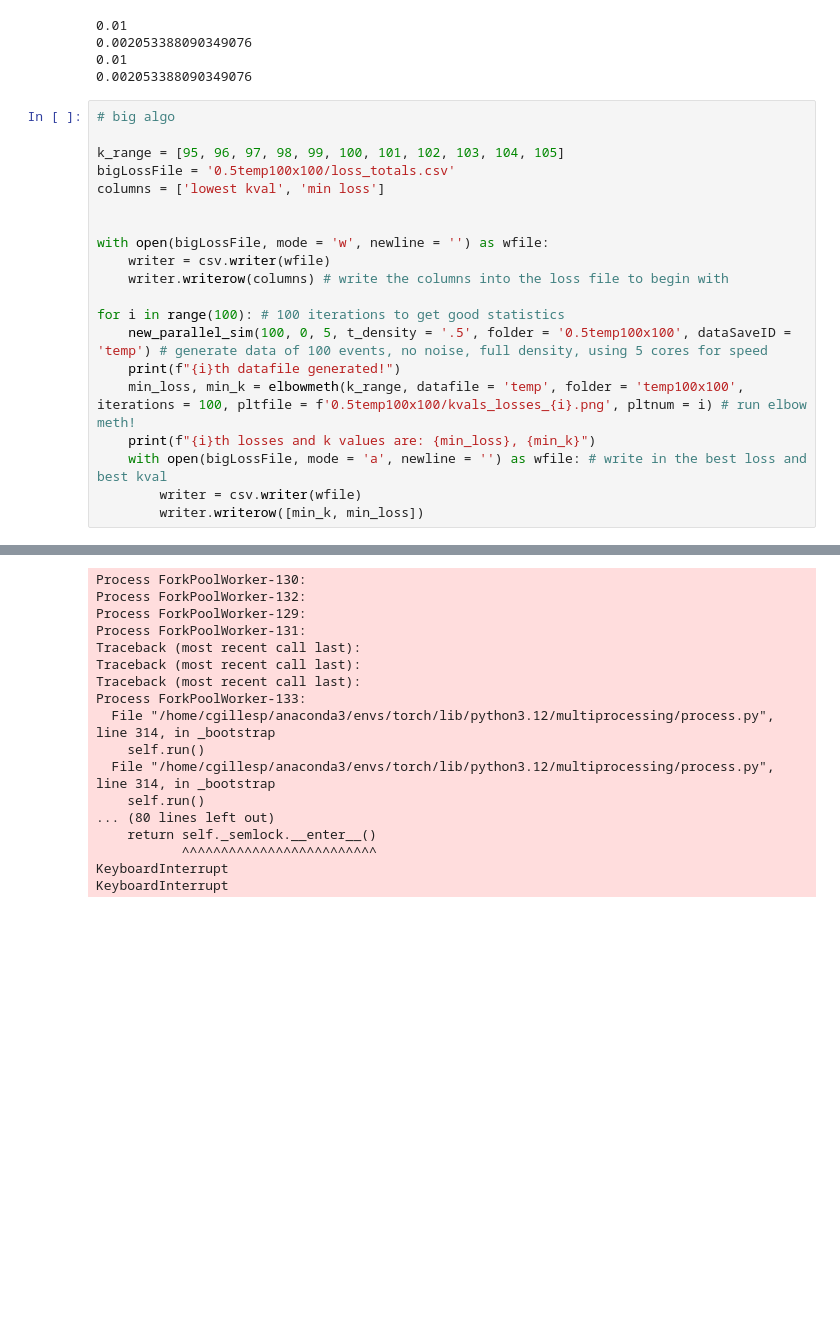
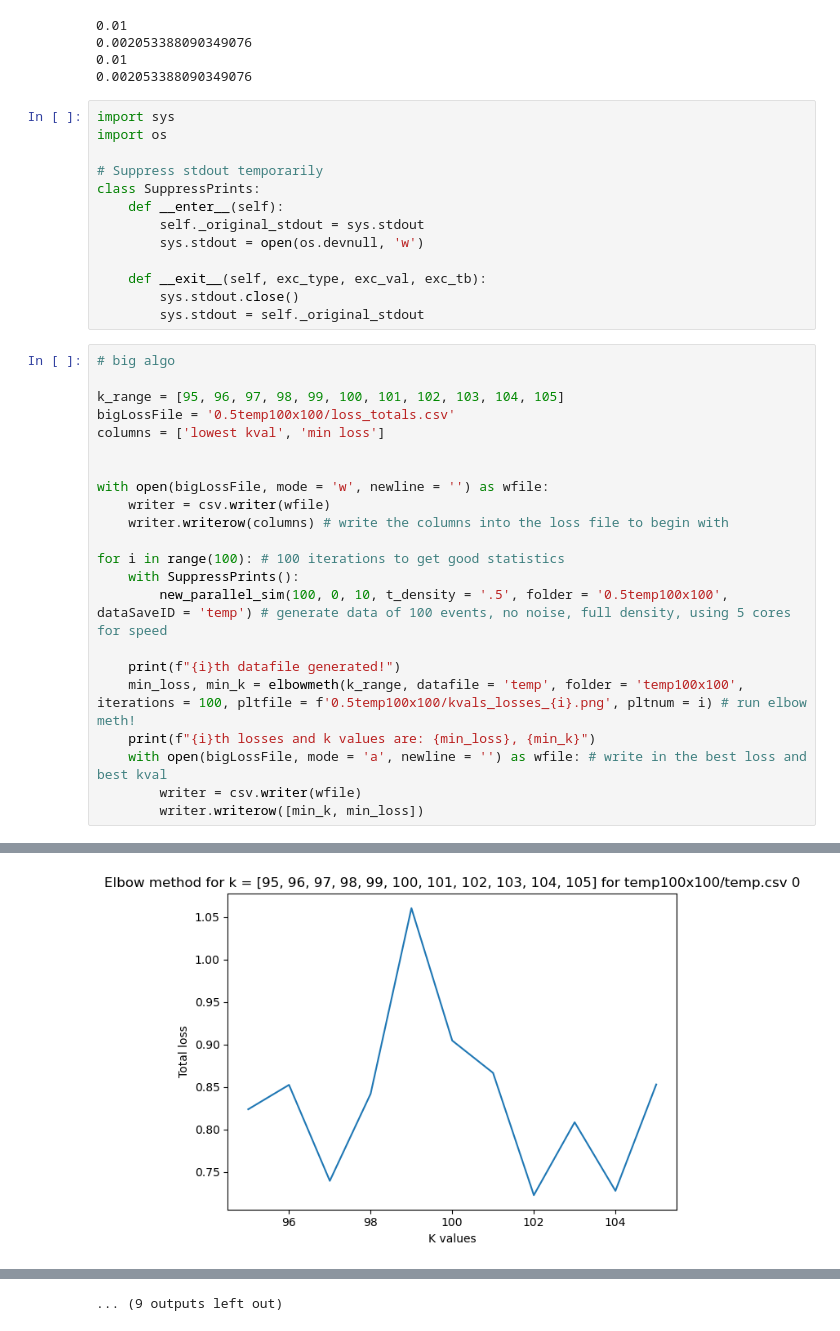
Before and after one commit to camilleqg/Downloads, a Jupyter notebook: kmeans.ipynb, the cells around one changed output, grey strips where cells are left out. Cells and saved outputs as stored; diff of their text form; blank space fills up the shorter version.

```diff
--- a/kmeans.ipynb
+++ b/kmeans.ipynb
@@ -400,6 +401,19 @@ new_parallel_sim(1, 0, 1, dataSaveID = 'simcheck2')
 0.002053388090349076
 0.01
 0.002053388090349076
+# %%
+import sys
+import os
+
+# Suppress stdout temporarily
+class SuppressPrints:
+    def __enter__(self):
+        self._original_stdout = sys.stdout
+        sys.stdout = open(os.devnull, 'w')
+
+    def __exit__(self, exc_type, exc_val, exc_tb):
+        sys.stdout.close()
+        sys.stdout = self._original_stdout
 # %%
 # big algo
 
@@ -413,7 +427,9 @@ with open(bigLossFile, mode = 'w', newline = '') as wfile:
     writer.writerow(columns) # write the columns into the loss file to begin with
 
 for i in range(100): # 100 iterations to get good statistics
-    new_parallel_sim(100, 0, 5, t_density = '.5', folder = '0.5temp100x100', dataSaveID = 'temp') # generate data of 100 events, no noise, full density, using 5 cores for speed
+    with SuppressPrints():
+        new_parallel_sim(100, 0, 10, t_density = '.5', folder = '0.5temp100x100', dataSaveID = 'temp') # generate data of 100 events, no noise, full density, using 5 cores for speed
+
     print(f"{i}th datafile generated!")
     min_loss, min_k = elbowmeth(k_range, datafile = 'temp', folder = 'temp100x100', iterations = 100, pltfile = f'0.5temp100x100/kvals_losses_{i}.png', pltnum = i) # run elbow meth!
     print(f"{i}th losses and k values are: {min_loss}, {min_k}")
@@ -440,0 +457 @@ for i in range(100): # 100 iterations to get good statistics
+[figure, added]
@@ -441,17 +468 @@ for i in range(100): # 100 iterations to get good statistics
-Process ForkPoolWorker-130:
-Process ForkPoolWorker-132:
-Process ForkPoolWorker-129:
-Process ForkPoolWorker-131:
-Traceback (most recent call last):
-Traceback (most recent call last):
-Traceback (most recent call last):
-Process ForkPoolWorker-133:
-  File "/home/cgillesp/anaconda3/envs/torch/lib/python3.12/multiprocessing/process.py", line 314, in _bootstrap
-    self.run()
-  File "/home/cgillesp/anaconda3/envs/torch/lib/python3.12/multiprocessing/process.py", line 314, in _bootstrap
-    self.run()
-... (80 lines left out)
-    return self._semlock.__enter__()
-           ^^^^^^^^^^^^^^^^^^^^^^^^^
-KeyboardInterrupt
-KeyboardInterrupt
+... (9 outputs left out)
```
Also changed, not shown: parts of 5 cells of this notebook.
